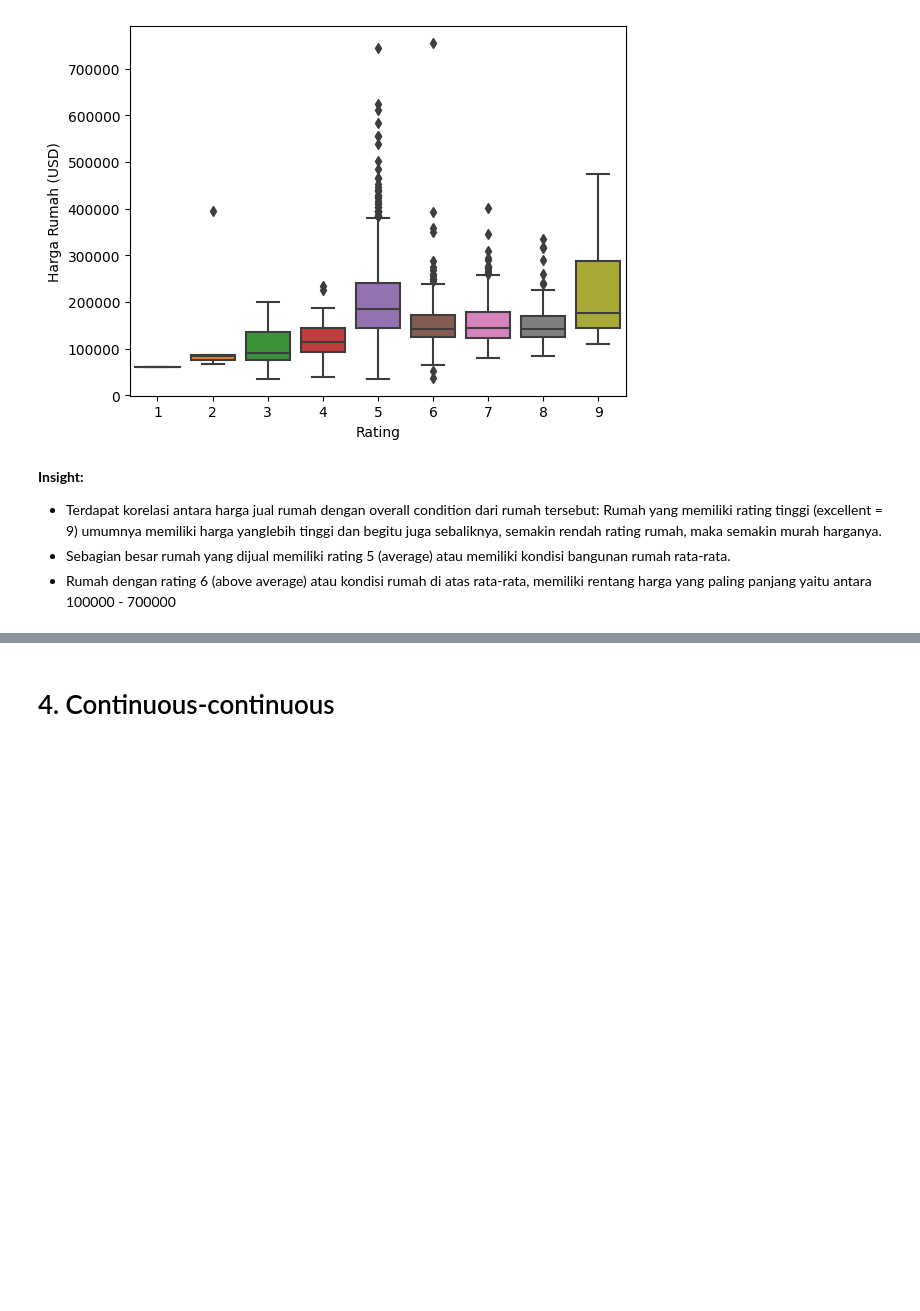
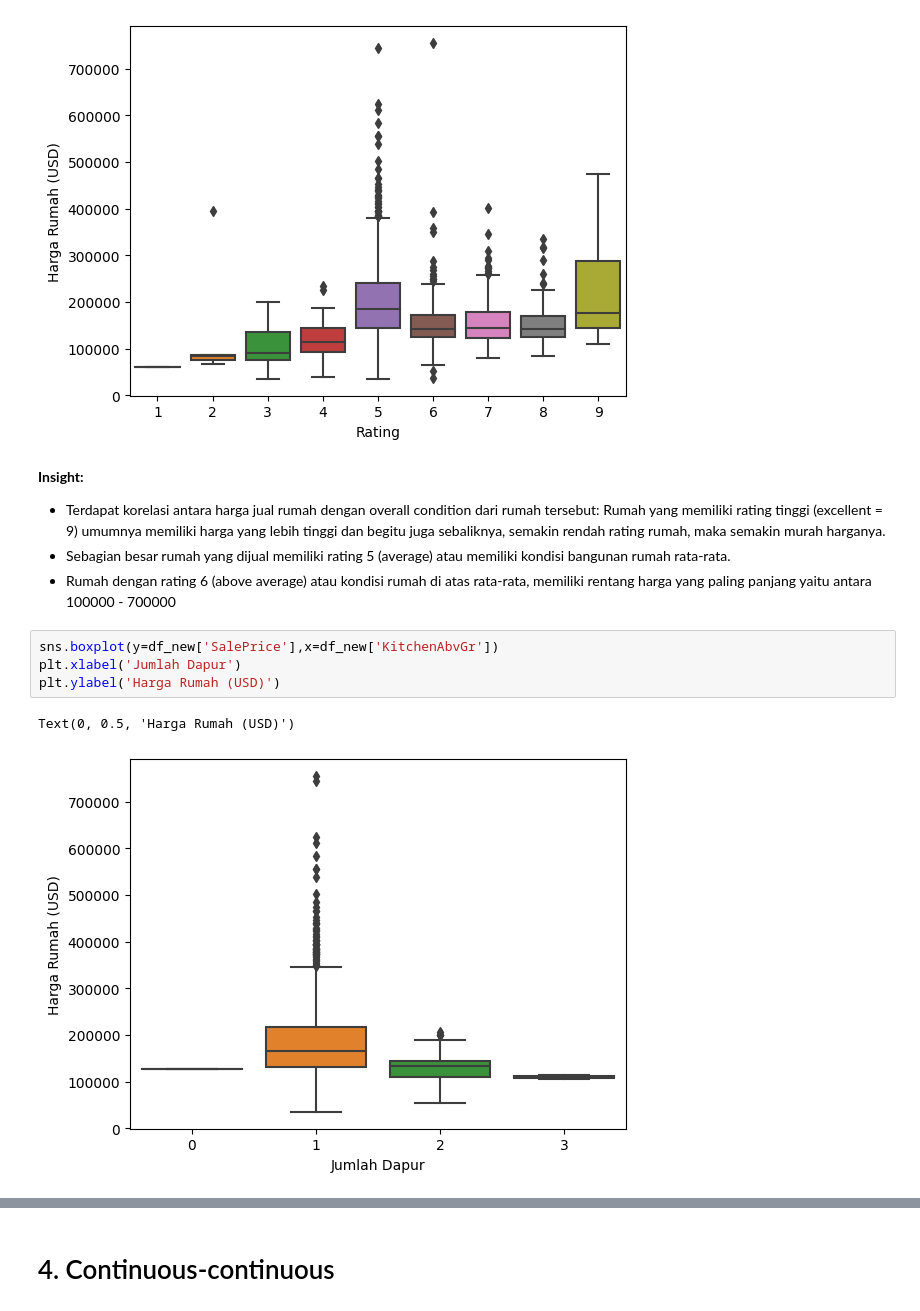
Before and after one commit to rifqinadzori/Basic_Visualization, a Jupyter notebook: Visualize.ipynb, the cells around one changed output, grey strips where cells are left out. Drawn from its saved outputs; the diff is of its cells as text; blank space fills up the shorter version.

```diff
--- a/Visualize.ipynb
+++ b/Visualize.ipynb
@@ -156,7 +156,14 @@ Text(0, 0.5, 'Harga Rumah (USD)')
 # %% [markdown]
 <b>Insight:</b>
 <ul>
-<li>Terdapat korelasi antara harga jual rumah dengan overall condition dari rumah tersebut: Rumah yang memiliki rating tinggi (excellent = 9) umumnya memiliki harga yanglebih tinggi dan begitu juga sebaliknya, semakin rendah rating rumah, maka semakin murah harganya.</li>
+<li>Terdapat korelasi antara harga jual rumah dengan overall condition dari rumah tersebut: Rumah yang memiliki rating tinggi (excellent = 9) umumnya memiliki harga yang lebih tinggi dan begitu juga sebaliknya, semakin rendah rating rumah, maka semakin murah harganya.</li>
 <li>Sebagian besar rumah yang dijual memiliki rating 5 (average) atau memiliki kondisi bangunan rumah rata-rata.</li>
 <li>Rumah dengan rating 6 (above average) atau kondisi rumah di atas rata-rata, memiliki rentang harga yang paling panjang yaitu antara 100000 - 700000</li>
 </ul>
+# %%
+sns.boxplot(y=df_new['SalePrice'],x=df_new['KitchenAbvGr'])
+plt.xlabel('Jumlah Dapur')
+plt.ylabel('Harga Rumah (USD)')
+# %% [output]
+Text(0, 0.5, 'Harga Rumah (USD)')
+[figure, added]
```
Also changed, not shown: parts of 1 cell of this notebook.
